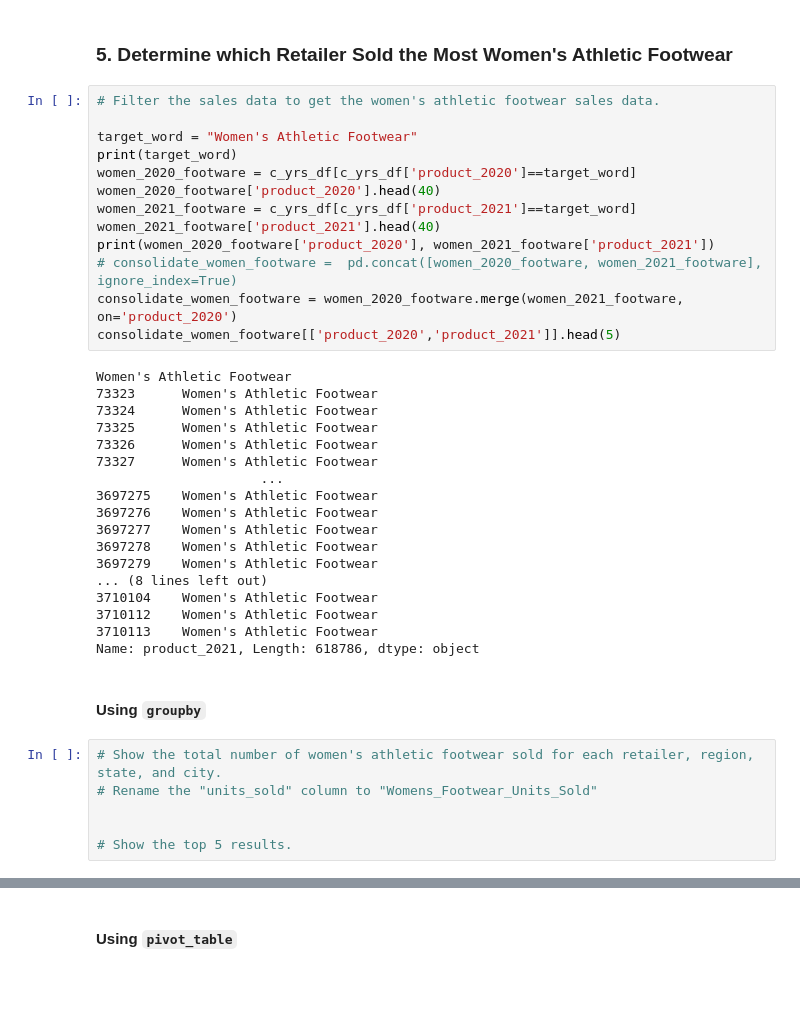
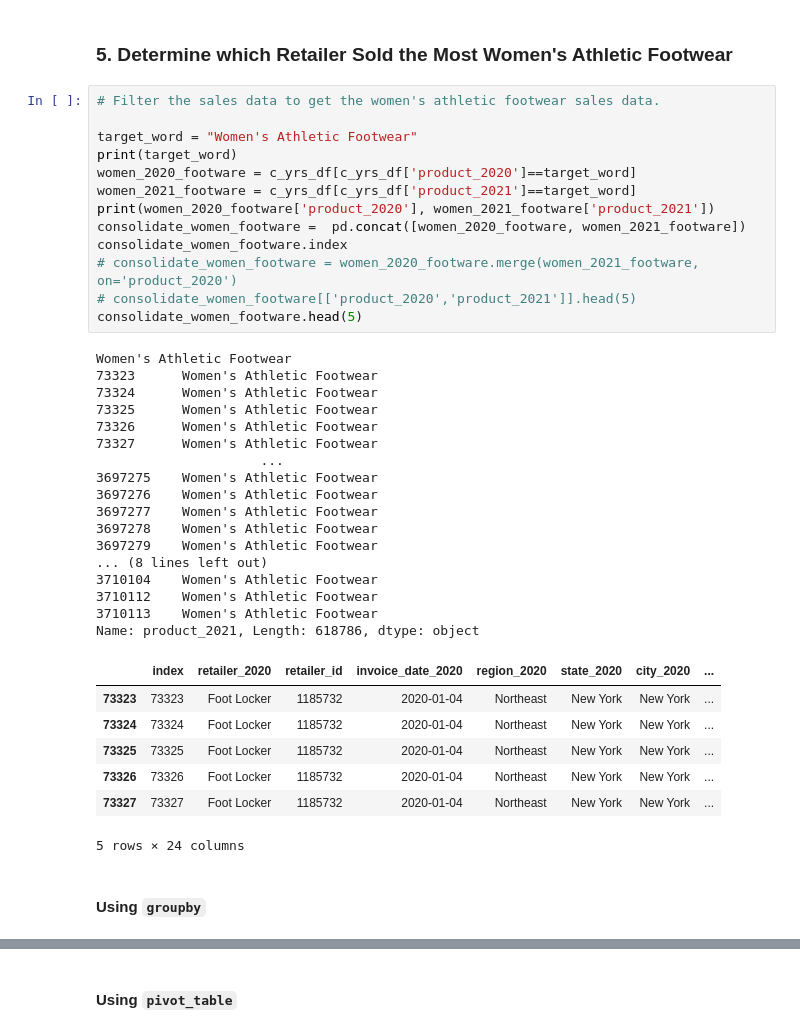
Before and after one commit to inCloset/athletic_sales_analysis, a Jupyter notebook: athletic_sales_analysis.ipynb, the cells around one changed output, grey strips where cells are left out. Cells and saved outputs as stored; diff of their text form; blank space fills up the shorter version.

```diff
--- a/athletic_sales_analysis.ipynb
+++ b/athletic_sales_analysis.ipynb
@@ -360,39 +359,40 @@ Error:
 # %%
 # Filter the sales data to get the women's athletic footwear sales data.
 
 target_word = "Women's Athletic Footwear"
 print(target_word)
 women_2020_footware = c_yrs_df[c_yrs_df['product_2020']==target_word]
-women_2020_footware['product_2020'].head(40)
 women_2021_footware = c_yrs_df[c_yrs_df['product_2021']==target_word]
-women_2021_footware['product_2021'].head(40)
 print(women_2020_footware['product_2020'], women_2021_footware['product_2021'])
-# consolidate_women_footware =  pd.concat([women_2020_footware, women_2021_footware], ignore_index=True)
-consolidate_women_footware = women_2020_footware.merge(women_2021_footware, on='product_2020')
-consolidate_women_footware[['product_2020','product_2021']].head(5)
+consolidate_women_footware =  pd.concat([women_2020_footware, women_2021_footware])
+consolidate_women_footware.index
+# consolidate_women_footware = women_2020_footware.merge(women_2021_footware, on='product_2020')
+# consolidate_women_footware[['product_2020','product_2021']].head(5)
+consolidate_women_footware.head(5)
 # %% [output]
 Women's Athletic Footwear
 73323      Women's Athletic Footwear
 73324      Women's Athletic Footwear
 73325      Women's Athletic Footwear
 73326      Women's Athletic Footwear
 73327      Women's Athletic Footwear
                      ...
 3697275    Women's Athletic Footwear
 3697276    Women's Athletic Footwear
 3697277    Women's Athletic Footwear
 3697278    Women's Athletic Footwear
 3697279    Women's Athletic Footwear
 ... (8 lines left out)
 3710104    Women's Athletic Footwear
 3710112    Women's Athletic Footwear
 3710113    Women's Athletic Footwear
 Name: product_2021, Length: 618786, dtype: object
+|  | index | retailer_2020 | retailer_id | invoice_date_2020 | region_2020 | state_2020 | city_2020 | ... |
+| 73323 | 73323 | Foot Locker | 1185732 | 2020-01-04 | Northeast | New York | New York | ... |
+| 73324 | 73324 | Foot Locker | 1185732 | 2020-01-04 | Northeast | New York | New York | ... |
+| 73325 | 73325 | Foot Locker | 1185732 | 2020-01-04 | Northeast | New York | New York | ... |
+| 73326 | 73326 | Foot Locker | 1185732 | 2020-01-04 | Northeast | New York | New York | ... |
+| 73327 | 73327 | Foot Locker | 1185732 | 2020-01-04 | Northeast | New York | New York | ... |
+5 rows × 24 columns
 # %% [markdown]
 #### Using `groupby`
-# %%
-# Show the total number of women's athletic footwear sold for each retailer, region, state, and city.
-# Rename the "units_sold" column to "Womens_Footwear_Units_Sold"
-
-
-# Show the top 5 results.
```
Also changed, not shown: parts of 8 cells of this notebook.
